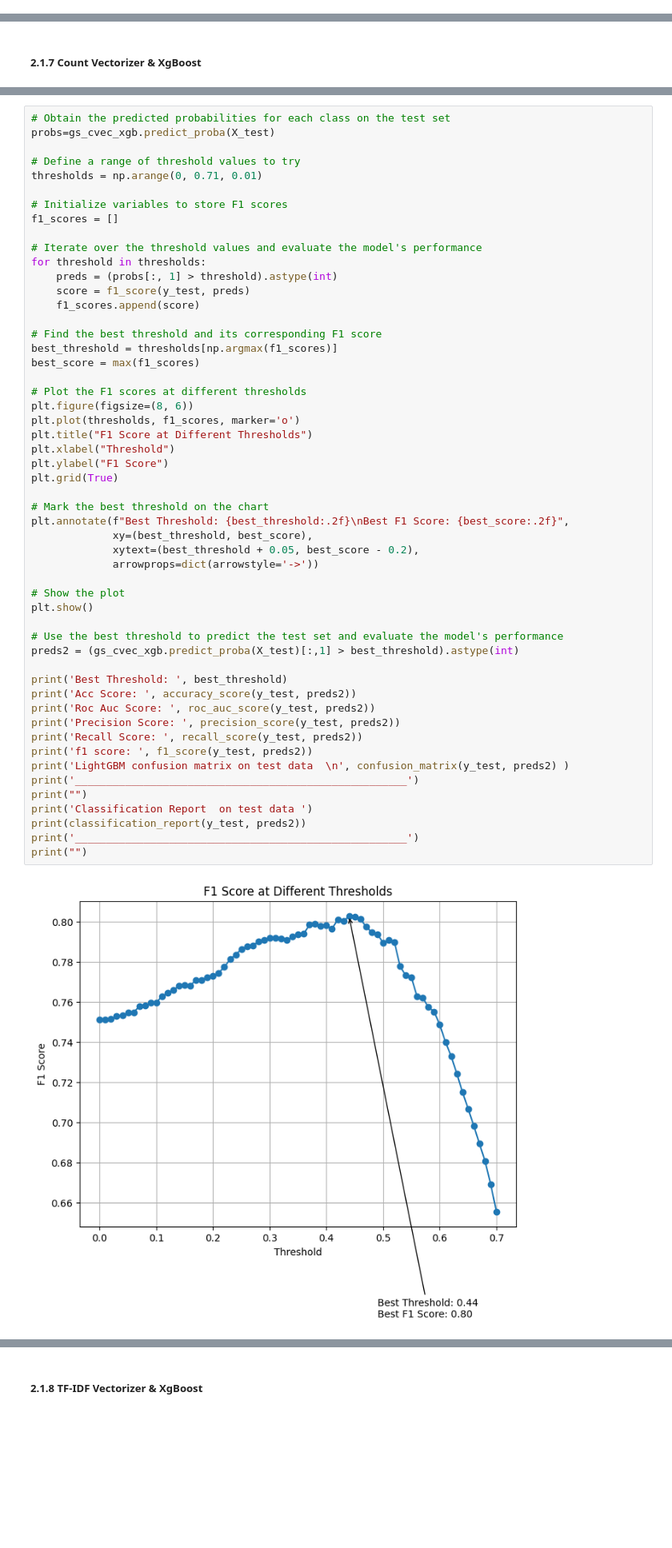
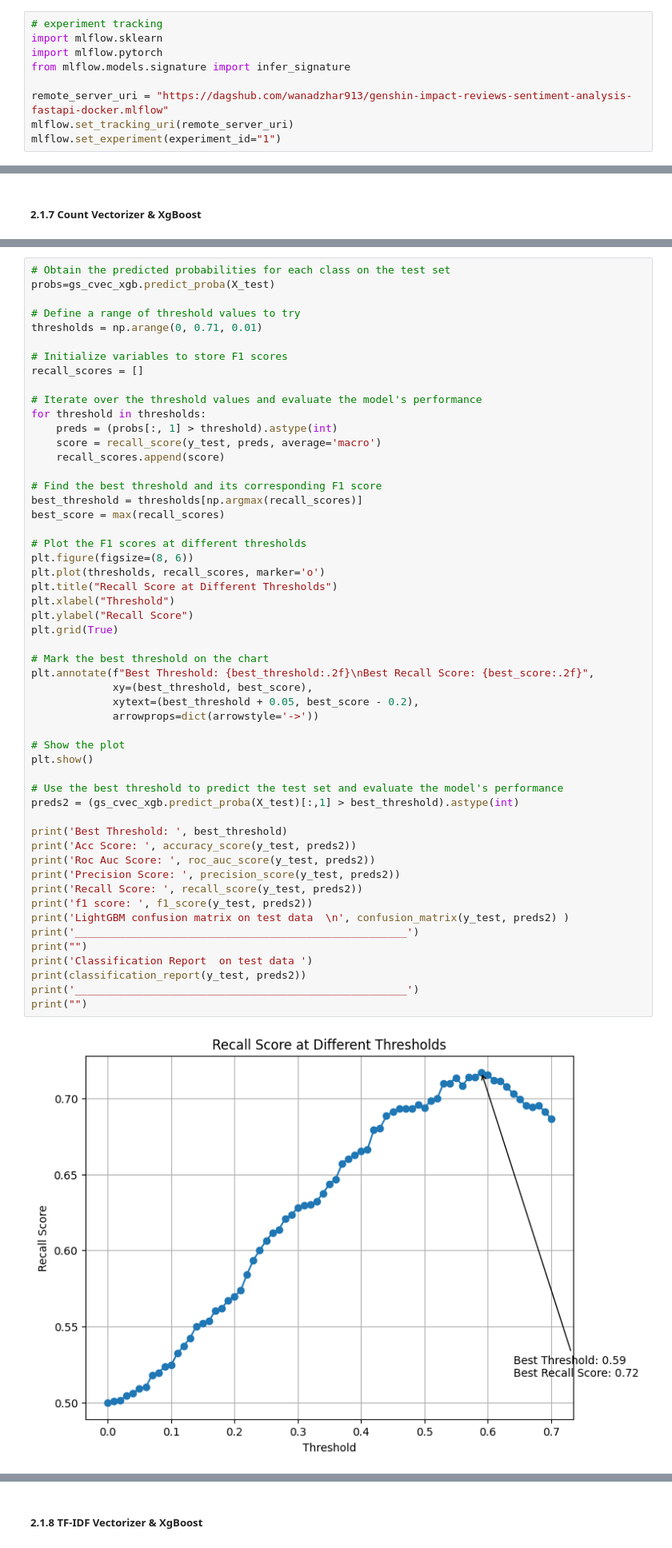
Before and after one commit to wanadzhar913/genshin-impact-reviews-sentiment-analysis-fastapi-docker, a Jupyter notebook: notebooks/03_modeling_stemmed.ipynb, the cells around one changed output, grey strips where cells are left out. Shown at 80% size. Drawn from its saved outputs; the diff is of its cells as text; blank space fills up the shorter version.

```diff
--- a/notebooks/03_modeling_stemmed.ipynb
+++ b/notebooks/03_modeling_stemmed.ipynb
@@ -40 +43,10 @@ from faiq_utils import make_confusion_matrix
 %matplotlib inline
+# %%
+# experiment tracking
+import mlflow.sklearn
+import mlflow.pytorch
+from mlflow.models.signature import infer_signature
+
+remote_server_uri = "https://dagshub.com/wanadzhar913/genshin-impact-reviews-sentiment-analysis-fastapi-docker.mlflow"
+mlflow.set_tracking_uri(remote_server_uri)
+mlflow.set_experiment(experiment_id="1")
@@ -623,50 +726,50 @@ probs=gs_cvec_xgb.predict_proba(X_test)
 thresholds = np.arange(0, 0.71, 0.01)
 
 # Initialize variables to store F1 scores
-f1_scores = []
+recall_scores = []
 
 # Iterate over the threshold values and evaluate the model's performance
 for threshold in thresholds:
     preds = (probs[:, 1] > threshold).astype(int)
-    score = f1_score(y_test, preds)
-    f1_scores.append(score)
+    score = recall_score(y_test, preds, average='macro')
+    recall_scores.append(score)
 
 # Find the best threshold and its corresponding F1 score
-best_threshold = thresholds[np.argmax(f1_scores)]
-best_score = max(f1_scores)
+best_threshold = thresholds[np.argmax(recall_scores)]
+best_score = max(recall_scores)
 
 # Plot the F1 scores at different thresholds
 plt.figure(figsize=(8, 6))
-plt.plot(thresholds, f1_scores, marker='o')
-plt.title("F1 Score at Different Thresholds")
+plt.plot(thresholds, recall_scores, marker='o')
+plt.title("Recall Score at Different Thresholds")
 plt.xlabel("Threshold")
-plt.ylabel("F1 Score")
+plt.ylabel("Recall Score")
 plt.grid(True)
 
 # Mark the best threshold on the chart
-plt.annotate(f"Best Threshold: {best_threshold:.2f}\nBest F1 Score: {best_score:.2f}",
+plt.annotate(f"Best Threshold: {best_threshold:.2f}\nBest Recall Score: {best_score:.2f}",
              xy=(best_threshold, best_score),
              xytext=(best_threshold + 0.05, best_score - 0.2),
              arrowprops=dict(arrowstyle='->'))
 
 # Show the plot
 plt.show()
 
 # Use the best threshold to predict the test set and evaluate the model's performance
 preds2 = (gs_cvec_xgb.predict_proba(X_test)[:,1] > best_threshold).astype(int)
 
 print('Best Threshold: ', best_threshold)
 print('Acc Score: ', accuracy_score(y_test, preds2))
 print('Roc Auc Score: ', roc_auc_score(y_test, preds2))
 print('Precision Score: ', precision_score(y_test, preds2))
 print('Recall Score: ', recall_score(y_test, preds2))
 print('f1 score: ', f1_score(y_test, preds2))
 print('LightGBM confusion matrix on test data  \n', confusion_matrix(y_test, preds2) )
 print('_____________________________________________________')
 print("")
 print('Classification Report  on test data ')
 print(classification_report(y_test, preds2))
 print('_____________________________________________________')
 print("")
 # %% [output]
-[figure, old version]
+[figure, new version]
```
Also changed, not shown: parts of 33 cells of this notebook, 6 other files.
